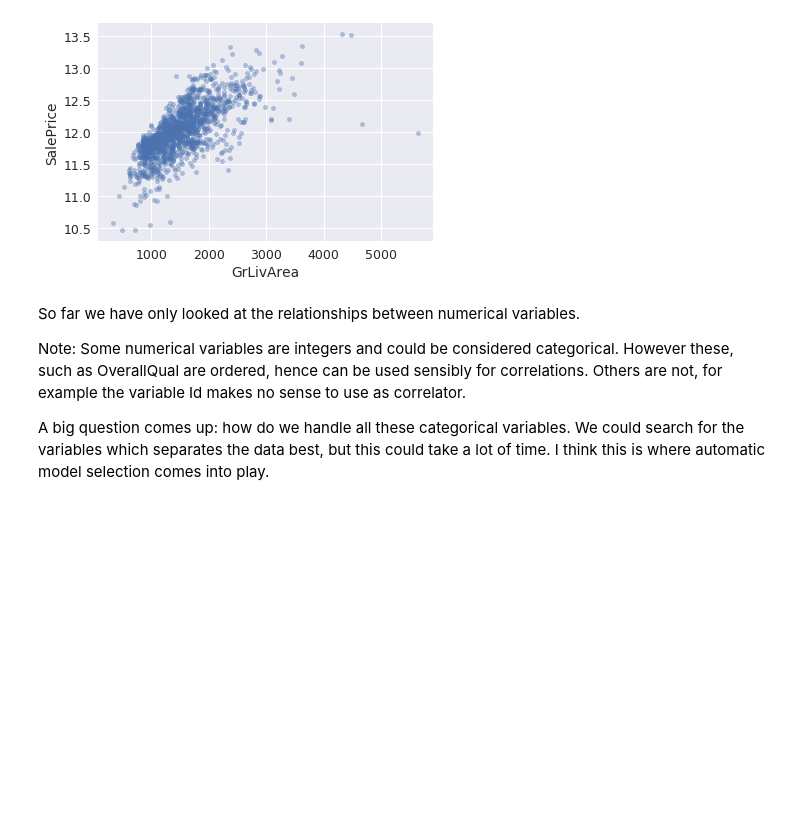
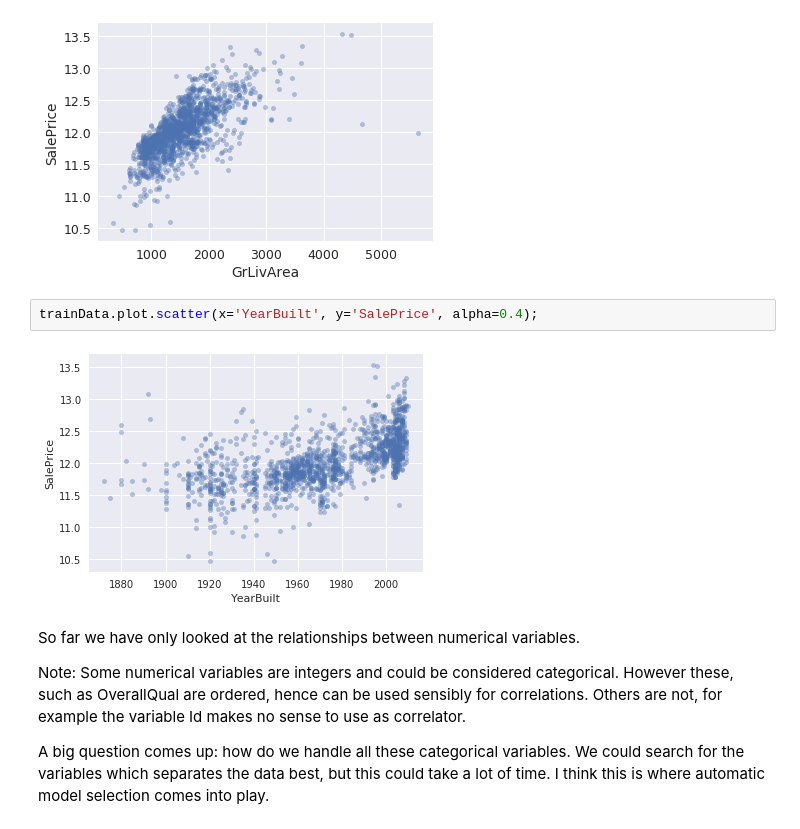
Before and after one commit to jmwagstaff/House-Prices, a Jupyter notebook: HousePrices.ipynb, the cells around one changed output. Cells and saved outputs as stored; diff of their text form; blank space fills up the shorter version.

```diff
--- a/HousePrices.ipynb
+++ b/HousePrices.ipynb
@@ -200,6 +211,10 @@ trainData.plot.scatter(x='OverallQual', y='SalePrice', alpha=0.4);
 trainData.plot.scatter(x='GrLivArea', y='SalePrice', alpha=0.4);
 # %% [output]
 [figure]
+# %%
+trainData.plot.scatter(x='YearBuilt', y='SalePrice', alpha=0.4);
+# %% [output]
+[figure, added]
 # %% [markdown]
 So far we have only looked at the relationships between numerical variables.
 
```
Also changed, not shown: parts of 158 cells of this notebook, 1 other file.
